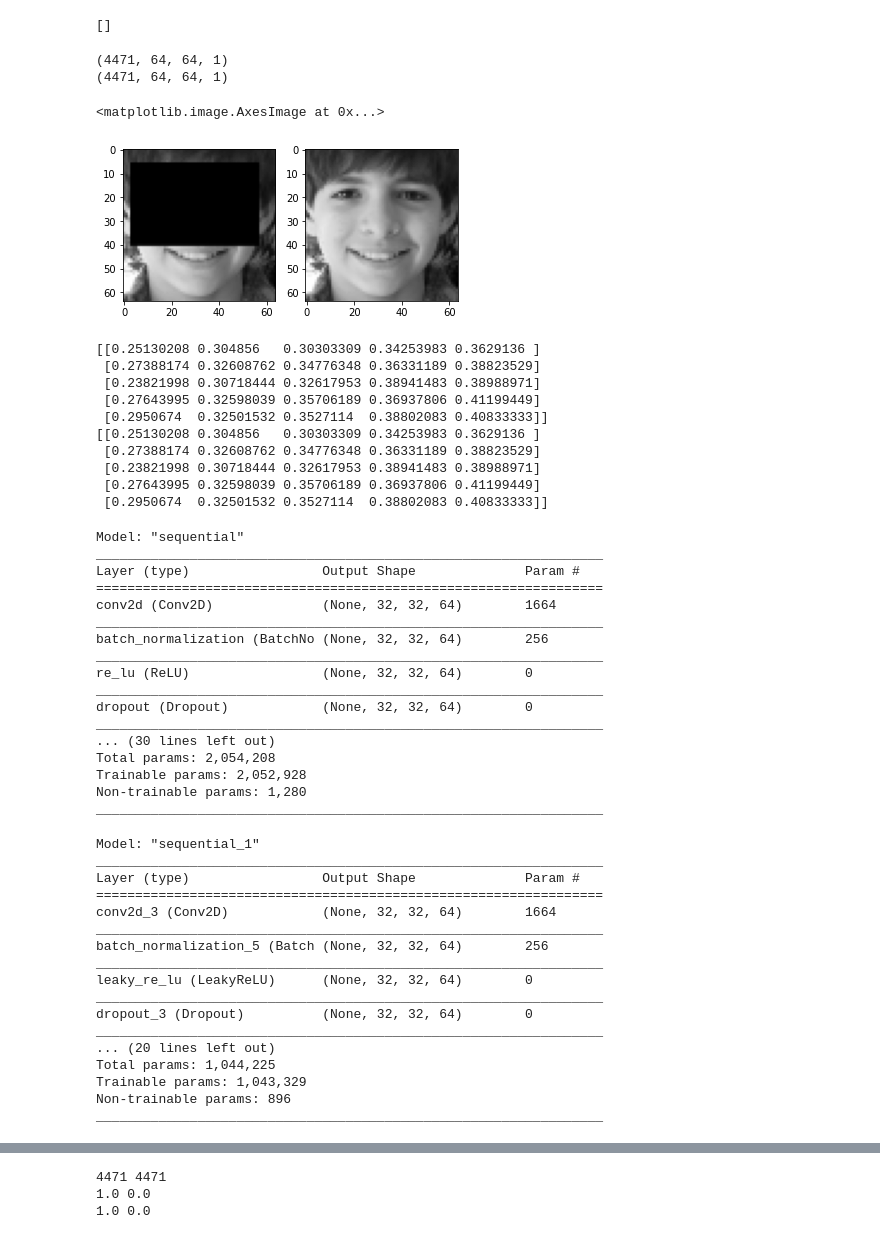
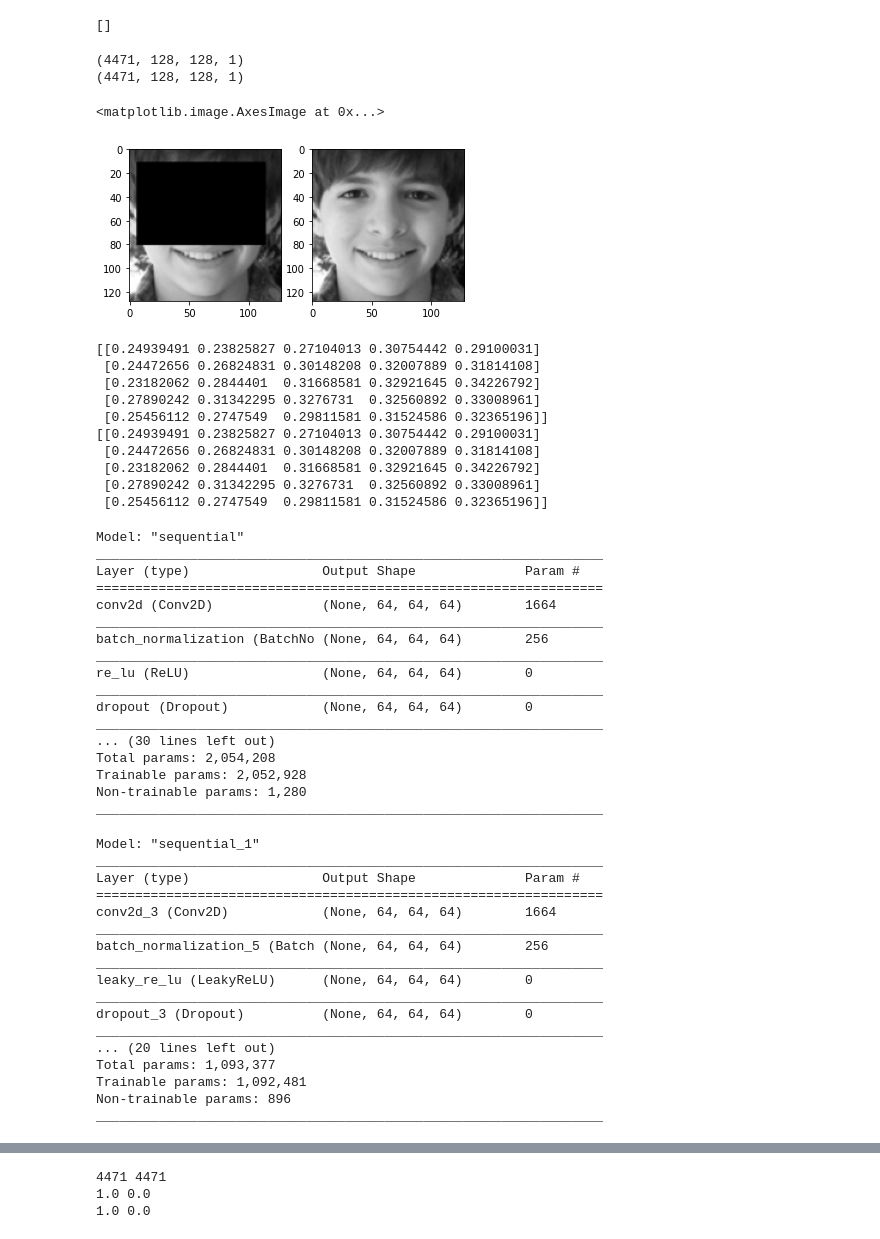
Before and after one commit to vijaysaravanan1812/Final-Year-Project, a Jupyter notebook: gan-p-7500.ipynb, the cells around one changed output, grey strips where cells are left out. Cells and saved outputs as stored; diff of their text form; code cells hidden in the pictures.

```diff
--- a/gan-p-7500.ipynb
+++ b/gan-p-7500.ipynb
@@ -86,40 +92,40 @@ print(rows)
 # %%
 #I use this because with 200,200 images, I exceed GPU memory.
 
 from skimage.transform import resize
-x = resize(x, (len(x),64,64,1), anti_aliasing=False)
-y = resize(y, (len(y),64,64,1), anti_aliasing=False)
+x = resize(x, (len(x),128 ,128,1), anti_aliasing=False)
+y = resize(y, (len(y),128 ,128,1), anti_aliasing=False)
 
 # Print the shape after resize
 print(x.shape)
 print(y.shape)
 
 #Draw the image to be sure occluded image is the same as the ground truth one
 fig=plt.figure(figsize=(6, 6))
 fig.add_subplot(1, 2, 1)
 plt.imshow(x[3,:,:,0],cmap="gray")
 fig.add_subplot(1, 2, 2)
 plt.imshow(y[3,:,:,0],cmap="gray")
 # %% [output]
-(4471, 64, 64, 1)
-(4471, 64, 64, 1)
+(4471, 128, 128, 1)
+(4471, 128, 128, 1)
 <matplotlib.image.AxesImage at 0x...>
-[figure, old version]
+[figure, new version]
 # %%
 #I print pixel values to be sure occluded and ground truth images are aligned
 print(x[0,0:5,0:5,0])
 print(y[0,0:5,0:5,0])
 # %% [output]
-[[0.25130208 0.304856   0.30303309 0.34253983 0.3629136 ]
- [0.27388174 0.32608762 0.34776348 0.36331189 0.38823529]
- [0.23821998 0.30718444 0.32617953 0.38941483 0.38988971]
- [0.27643995 0.32598039 0.35706189 0.36937806 0.41199449]
- [0.2950674  0.32501532 0.3527114  0.38802083 0.40833333]]
-[[0.25130208 0.304856   0.30303309 0.34253983 0.3629136 ]
- [0.27388174 0.32608762 0.34776348 0.36331189 0.38823529]
- [0.23821998 0.30718444 0.32617953 0.38941483 0.38988971]
- [0.27643995 0.32598039 0.35706189 0.36937806 0.41199449]
- [0.2950674  0.32501532 0.3527114  0.38802083 0.40833333]]
+[[0.24939491 0.23825827 0.27104013 0.30754442 0.29100031]
+ [0.24472656 0.26824831 0.30148208 0.32007889 0.31814108]
+ [0.23182062 0.2844401  0.31668581 0.32921645 0.34226792]
+ [0.27890242 0.31342295 0.3276731  0.32560892 0.33008961]
+ [0.25456112 0.2747549  0.29811581 0.31524586 0.32365196]]
+[[0.24939491 0.23825827 0.27104013 0.30754442 0.29100031]
+ [0.24472656 0.26824831 0.30148208 0.32007889 0.31814108]
+ [0.23182062 0.2844401  0.31668581 0.32921645 0.34226792]
+ [0.27890242 0.31342295 0.3276731  0.32560892 0.33008961]
+ [0.25456112 0.2747549  0.29811581 0.31524586 0.32365196]]
 # %%
 #Here is the function to create a generator. I also use the function and create a generator in the same cell.
 def creategen():
@@ -209,13 +215,13 @@ Model: "sequential"
 _________________________________________________________________
 Layer (type)                 Output Shape              Param #
 =================================================================
-conv2d (Conv2D)              (None, 32, 32, 64)        1664
+conv2d (Conv2D)              (None, 64, 64, 64)        1664
 _________________________________________________________________
-batch_normalization (BatchNo (None, 32, 32, 64)        256
+batch_normalization (BatchNo (None, 64, 64, 64)        256
 _________________________________________________________________
-re_lu (ReLU)                 (None, 32, 32, 64)        0
+re_lu (ReLU)                 (None, 64, 64, 64)        0
 _________________________________________________________________
-dropout (Dropout)            (None, 32, 32, 64)        0
+dropout (Dropout)            (None, 64, 64, 64)        0
 _________________________________________________________________
 ... (30 lines left out)
 Total params: 2,054,208
@@ -236,17 +242,17 @@ Model: "sequential_1"
 _________________________________________________________________
 Layer (type)                 Output Shape              Param #
 =================================================================
-conv2d_3 (Conv2D)            (None, 32, 32, 64)        1664
+conv2d_3 (Conv2D)            (None, 64, 64, 64)        1664
 _________________________________________________________________
-batch_normalization_5 (Batch (None, 32, 32, 64)        256
+batch_normalization_5 (Batch (None, 64, 64, 64)        256
 _________________________________________________________________
-leaky_re_lu (LeakyReLU)      (None, 32, 32, 64)        0
+leaky_re_lu (LeakyReLU)      (None, 64, 64, 64)        0
 _________________________________________________________________
-dropout_3 (Dropout)          (None, 32, 32, 64)        0
+dropout_3 (Dropout)          (None, 64, 64, 64)        0
 _________________________________________________________________
 ... (20 lines left out)
-Total params: 1,044,225
-Trainable params: 1,043,329
+Total params: 1,093,377
+Trainable params: 1,092,481
 Non-trainable params: 896
 _________________________________________________________________
 # %%
```
Also changed, not shown: parts of 10 cells of this notebook.
